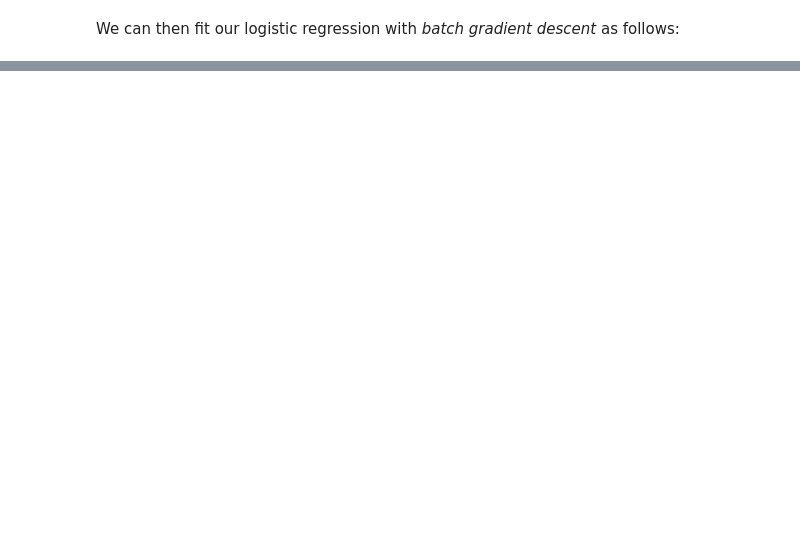
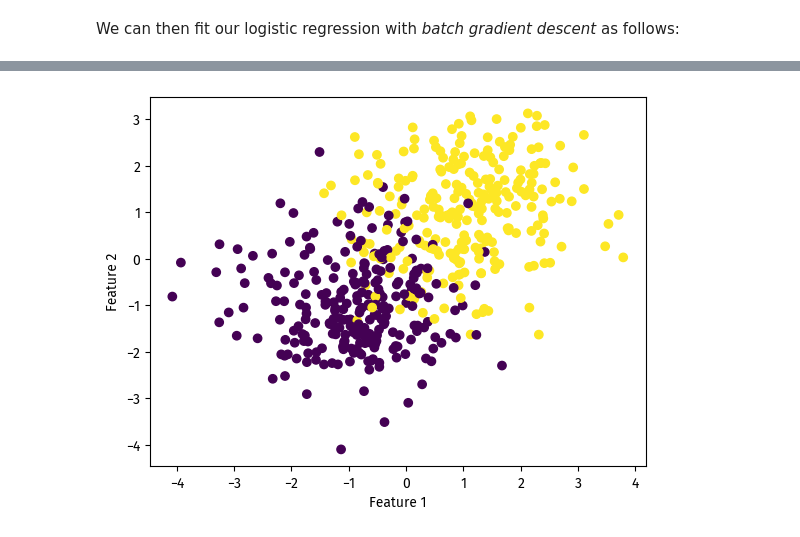
Before and after one commit to doabell/451-blog, a Jupyter notebook: posts/logistic-regression/index.ipynb, the cells around one changed output, grey strips where cells are left out. Cells and saved outputs as stored; diff of their text form; code cells hidden in the pictures; blank space fills up the shorter version.

```diff
--- a/posts/logistic-regression/index.ipynb
+++ b/posts/logistic-regression/index.ipynb
@@ -139,0 +152,12 @@ Here, stochastic "minibatch" gradient descent converges the fastest, then "minib
+# %%
+# make the data
+p_features = 11
+X, y = make_blobs(
+    n_samples=500, n_features=p_features - 1, centers=[(-1, -1), (1, 1)]
+)
+
+fig = plt.scatter(X[:, 0], X[:, 1], c=y)
+xlab = plt.xlabel("Feature 1")
+ylab = plt.ylabel("Feature 2")
+# %% [output]
+[figure, added]
```
Also changed, not shown: parts of 14 cells of this notebook.
